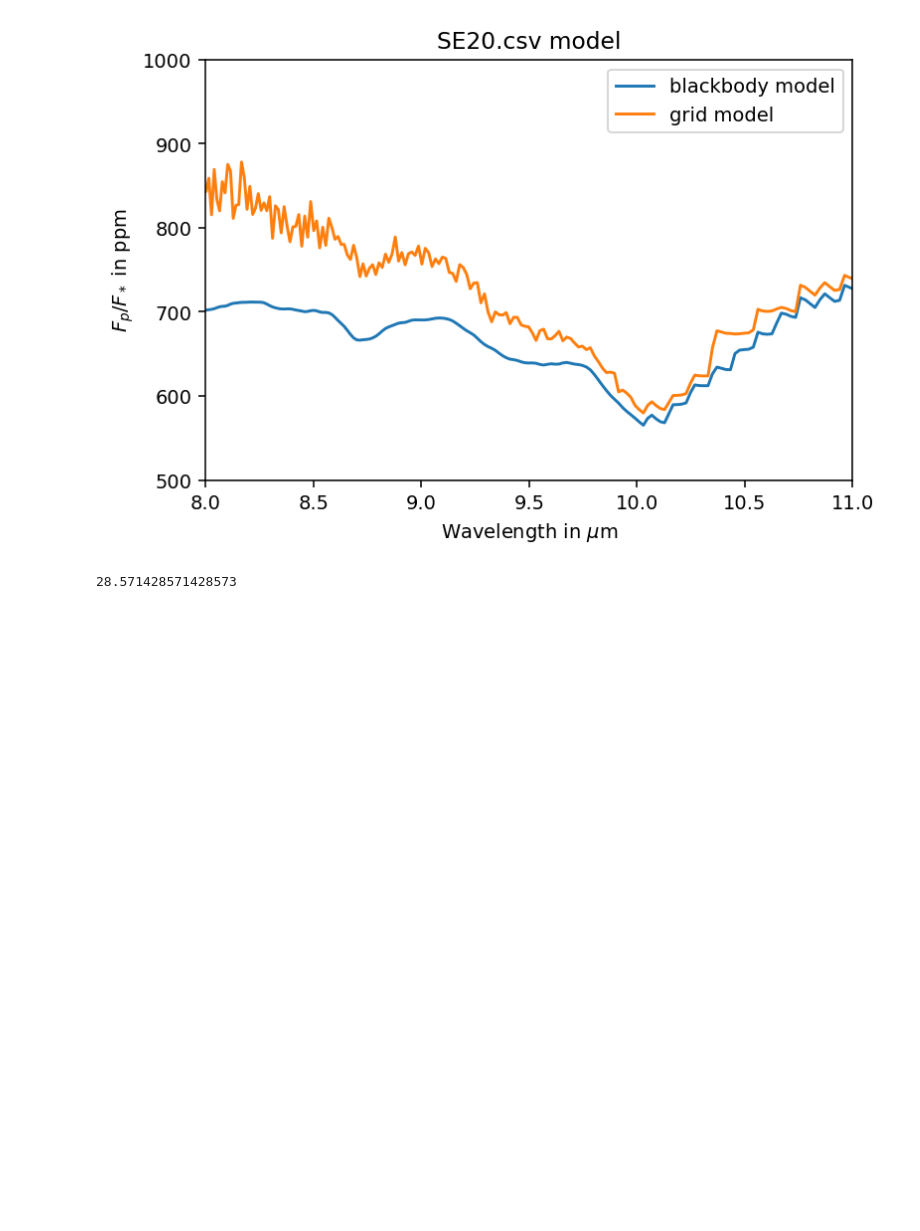
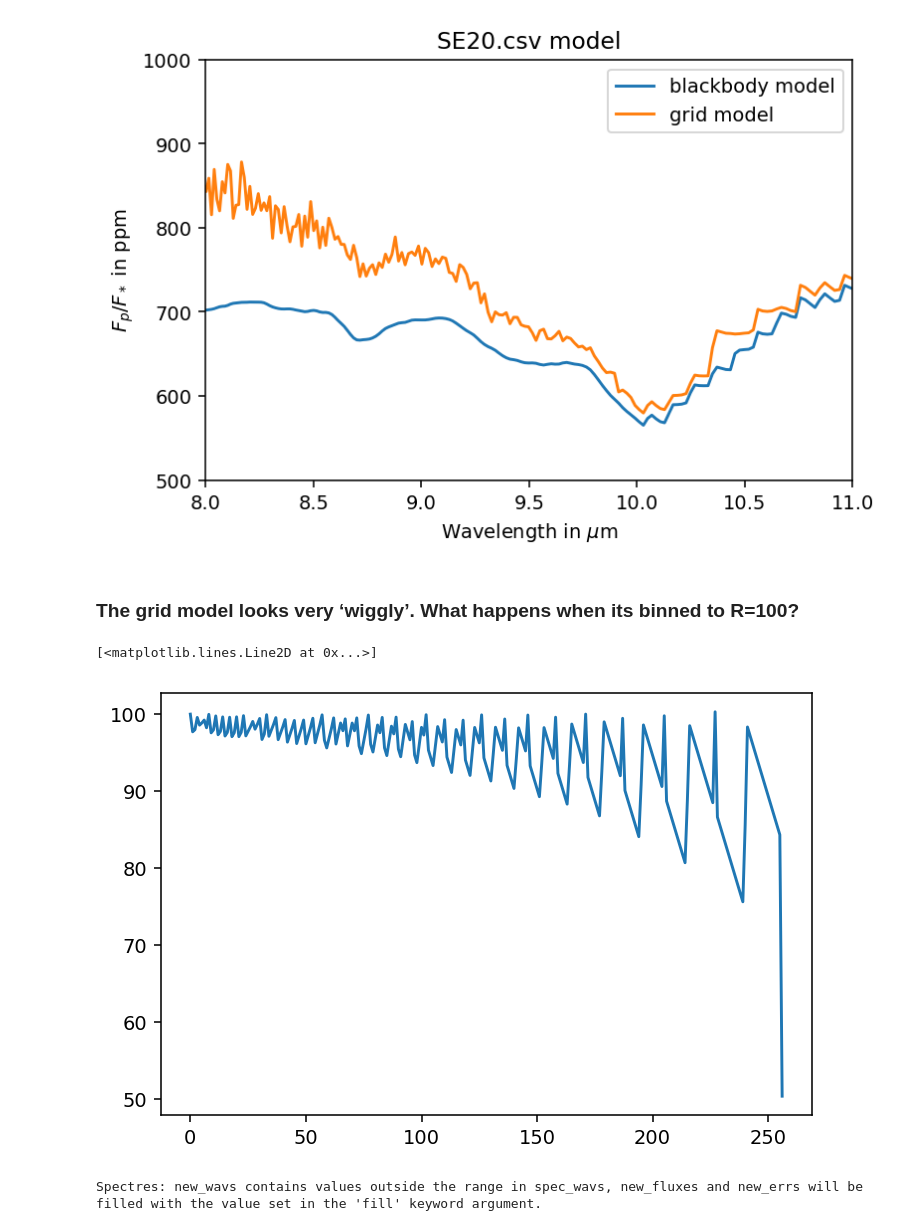
Before and after one commit to ishan-mishra/rocky_exo_jwst, a Jupyter notebook: emission_model_with_stellar_model.ipynb, the cells around one changed output. Cells and saved outputs as stored; diff of their text form; code cells hidden in the pictures; blank space fills up the shorter version.

Commit message:
generated new models with phoenix stellar spectrum

```diff
--- a/emission_model_with_stellar_model.ipynb
+++ b/emission_model_with_stellar_model.ipynb
@@ -355,7 +353,23 @@ plt.legend()
 # %% [output]
 <matplotlib.legend.Legend at 0x...>
 [figure]
-# %%
-10/0.35
-# %% [output]
-28.571428571428573
+# %% [markdown]
+### The grid model looks very ‘wiggly’. What happens when its binned to R=100?
+# %%
+# create new wavelength axis at R=100
+
+wav_eps_r100 = bin_wave_to_R(wav_eps, 100/2)
+wav_eps_r100 = np.array(wav_eps_r100)
+# %%
+res = [wav_eps_r100[i+1]/(wav_eps_r100[i+1] - wav_eps_r100[i])for i in range(wav_eps_r100.size-1)]
+plt.figure()
+plt.plot(res)
+# %% [output]
+[<matplotlib.lines.Line2D at 0x...>]
+[figure, added]
+# %%
+# bin the grid model to the new wavelength axis
+
+model_grid_star_r100 = spectres(wav_eps_r100, wav_eps, model_grid_star)
+# %% [output]
+Spectres: new_wavs contains values outside the range in spec_wavs, new_fluxes and new_errs will be filled with the value set in the 'fill' keyword argument.
```
Also changed, not shown: parts of 12 cells of this notebook, 1 other file.
